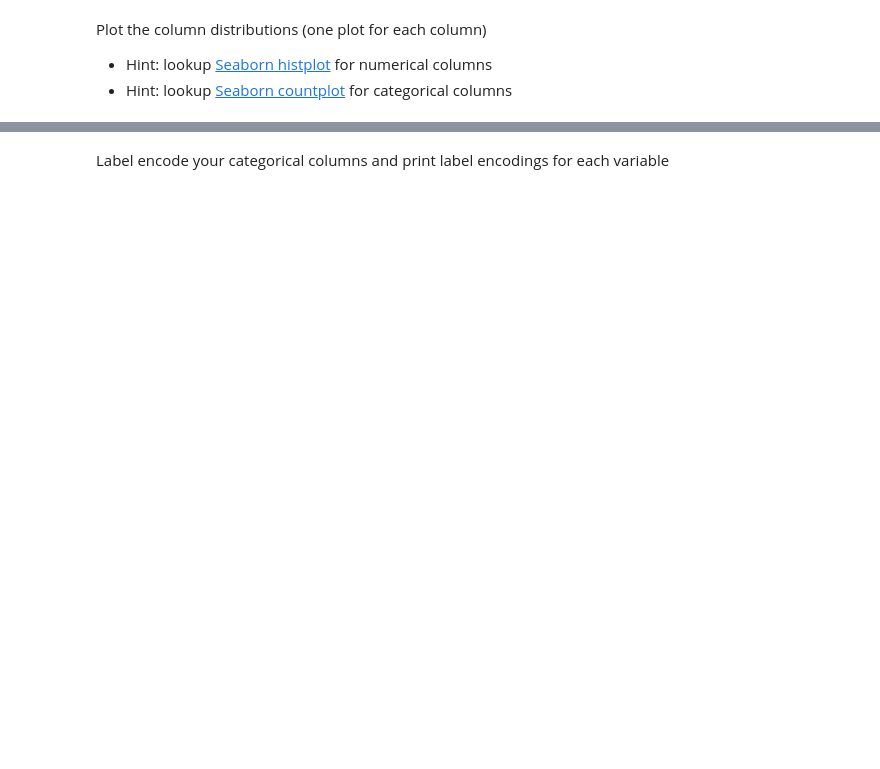
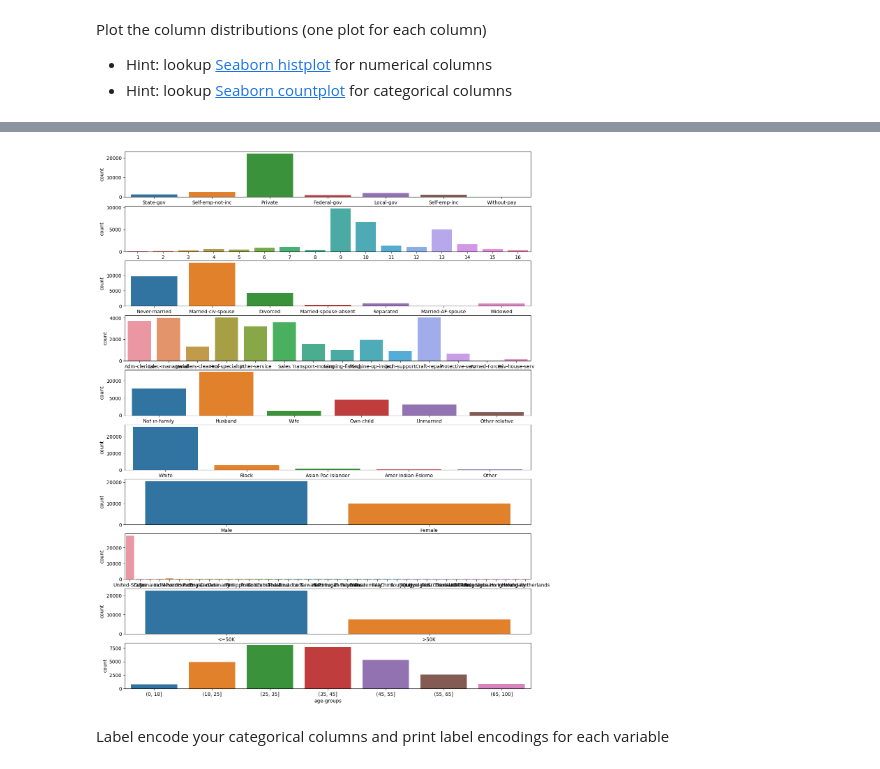
Before and after one commit to DaBauer/CAPrivacy, a Jupyter notebook: 003-pandas/003_exercise.ipynb, the cells around one changed output, grey strips where cells are left out. Saved outputs shown, nothing was run; the diff lists cells and outputs as text; code cells hidden in the pictures; blank space fills up the shorter version.

```diff
--- a/003-pandas/003_exercise.ipynb
+++ b/003-pandas/003_exercise.ipynb
@@ -142,3 +208,10 @@ Plot the column distributions (one plot for each column)
+# %%
+fig, ax = plt.subplots(10, 1, figsize=(15,20))
+
+for i, c in enumerate(cat_col.columns) :
+    sns.countplot(data=cat_col, x=c, ax=ax[i])
+# %% [output]
+[figure, added]
 # %% [markdown]
 Label encode your categorical columns and print label encodings for each variable
 # %%
```
Also changed, not shown: parts of 20 cells of this notebook, 1 other file.
